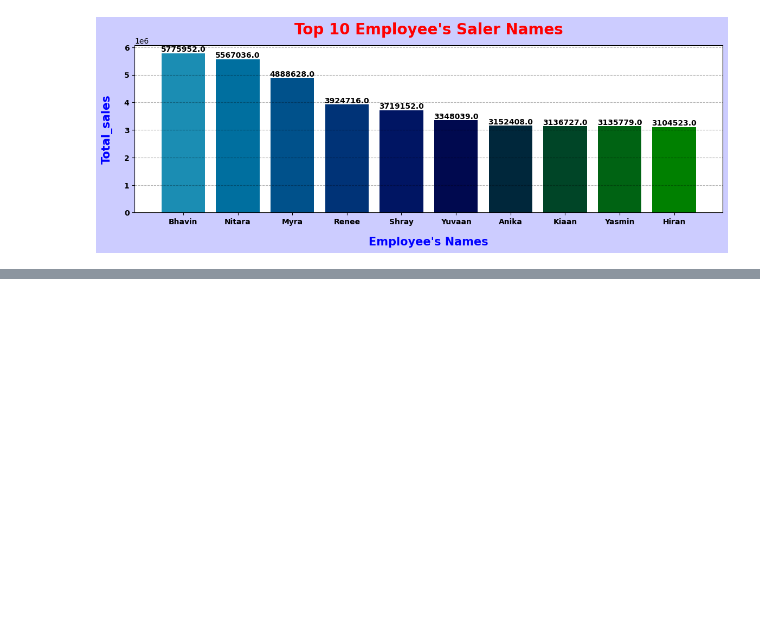
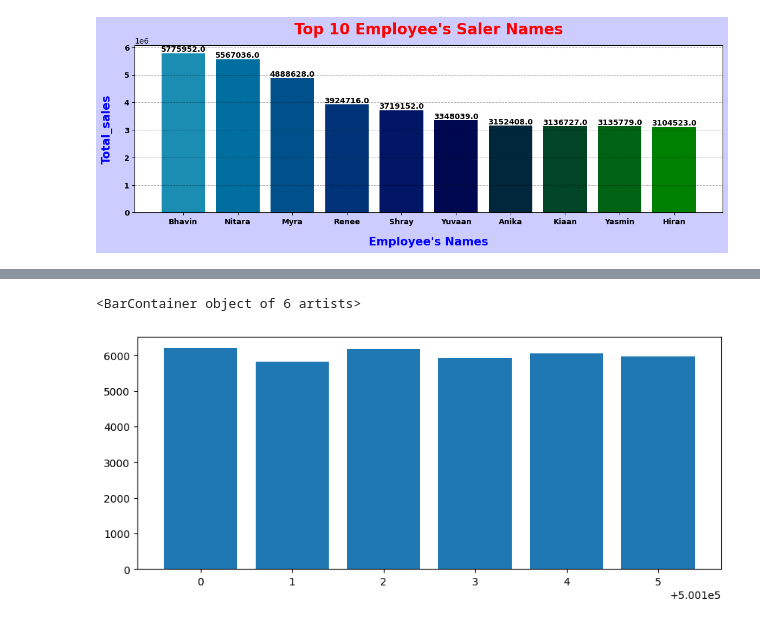
Before and after one commit to MolyaRoshida03/ecommerce_analysis, a Jupyter notebook: SwiftMarket.ipynb, the cells around one changed output, grey strips where cells are left out. Saved outputs shown, nothing was run; the diff lists cells and outputs as text; code cells hidden in the pictures; blank space fills up the shorter version.

```diff
--- a/SwiftMarket.ipynb
+++ b/SwiftMarket.ipynb
@@ -324,0 +366,30 @@ plt.show()
+# %%
+# Q 6 Which category has the highest total sales?
+
+query = """select
+sc.CategoryID, c.CategoryName,sum(Quantity) as Highest_total_sales
+from
+subcategories sc
+join salesdata s
+on sc.SubcatID=s.SubcatID
+join categories c
+on sc.categoryid=c.categoryid
+join employees e
+on e.EmployeeID=s.EmployeeID
+group by sc.CategoryID
+;"""
+
+df = read_query(query)
+# %%
+# converting the datatype from object to float
+df['Highest_total_sales'] = df['Highest_total_sales'].astype(float)
+
+# extracting the values
+category_id = df['CategoryID'].values
+category_names = df['CategoryName'].values
+Highest_total_sales = df['Highest_total_sales'].values
+
+# using cmap
+
+cmap_val = np.linspace(0.3,1,6)
+cmap = plt.cm.pink(cmap_val)
@@ -324,0 +409,7 @@ plt.show()
+# %%
+plt.figure(figsize=(10,4))
+
+plt.bar(height=Highest_total_sales,x=category_id)
+# %% [output]
+<BarContainer object of 6 artists>
+[figure, added]
```
Also changed, not shown: parts of 7 cells of this notebook.
